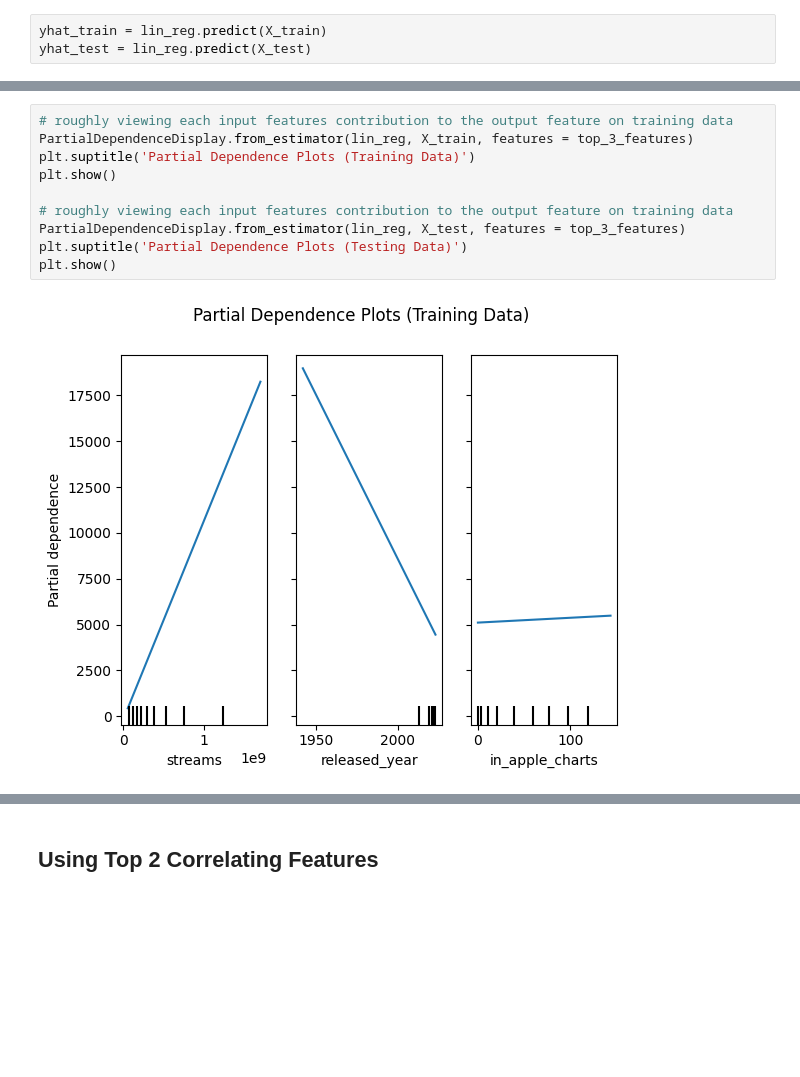
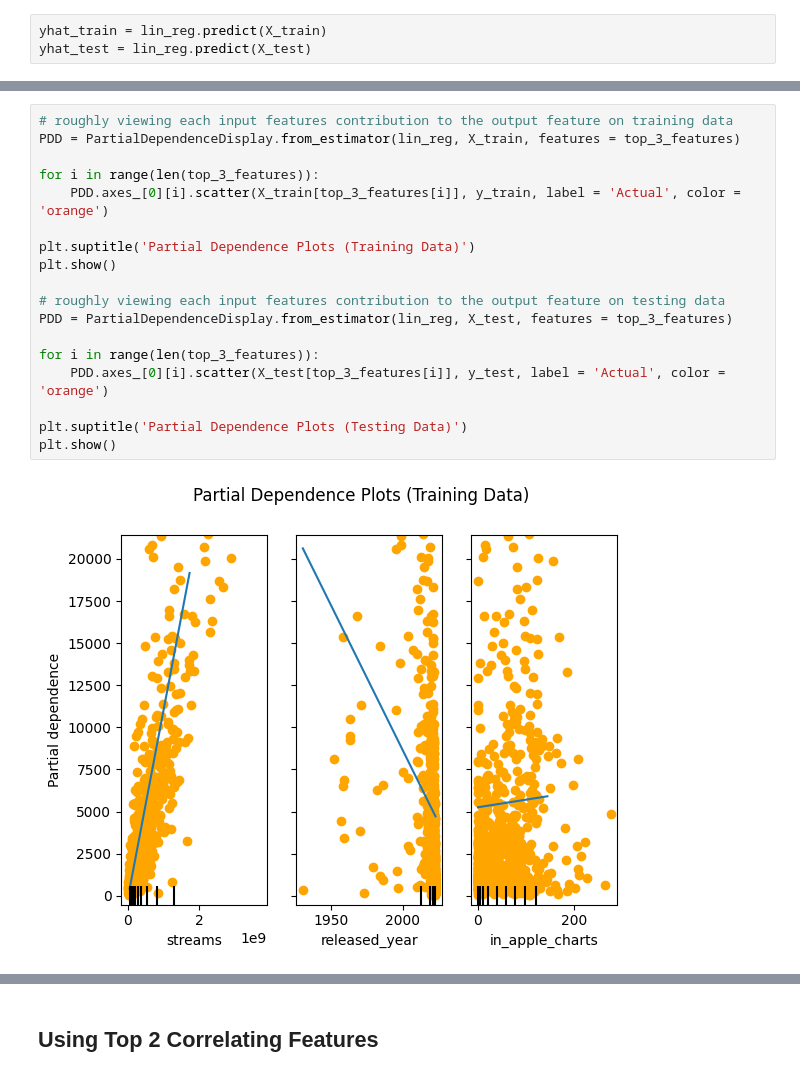
Before and after one commit to varunraisinghal/CSE151A-MachineLearningFinalProject, a Jupyter notebook: CSE151A_Machine_Learning.ipynb, the cells around one changed output, grey strips where cells are left out. Saved outputs shown, nothing was run; the diff lists cells and outputs as text; blank space fills up the shorter version.

```diff
--- a/CSE151A_Machine_Learning.ipynb
+++ b/CSE151A_Machine_Learning.ipynb
@@ -385,12 +390,20 @@ plt.show()
 # %%
 # roughly viewing each input features contribution to the output feature on training data
-PartialDependenceDisplay.from_estimator(lin_reg, X_train, features = top_3_features)
+PDD = PartialDependenceDisplay.from_estimator(lin_reg, X_train, features = top_3_features)
+
+for i in range(len(top_3_features)):
+    PDD.axes_[0][i].scatter(X_train[top_3_features[i]], y_train, label = 'Actual', color = 'orange')
+
 plt.suptitle('Partial Dependence Plots (Training Data)')
 plt.show()
 
-# roughly viewing each input features contribution to the output feature on training data
-PartialDependenceDisplay.from_estimator(lin_reg, X_test, features = top_3_features)
+# roughly viewing each input features contribution to the output feature on testing data
+PDD = PartialDependenceDisplay.from_estimator(lin_reg, X_test, features = top_3_features)
+
+for i in range(len(top_3_features)):
+    PDD.axes_[0][i].scatter(X_test[top_3_features[i]], y_test, label = 'Actual', color = 'orange')
+
 plt.suptitle('Partial Dependence Plots (Testing Data)')
 plt.show()
 # %% [output]
-[figure, old version]
+[figure, new version]
```
Also changed, not shown: parts of 26 cells of this notebook.
